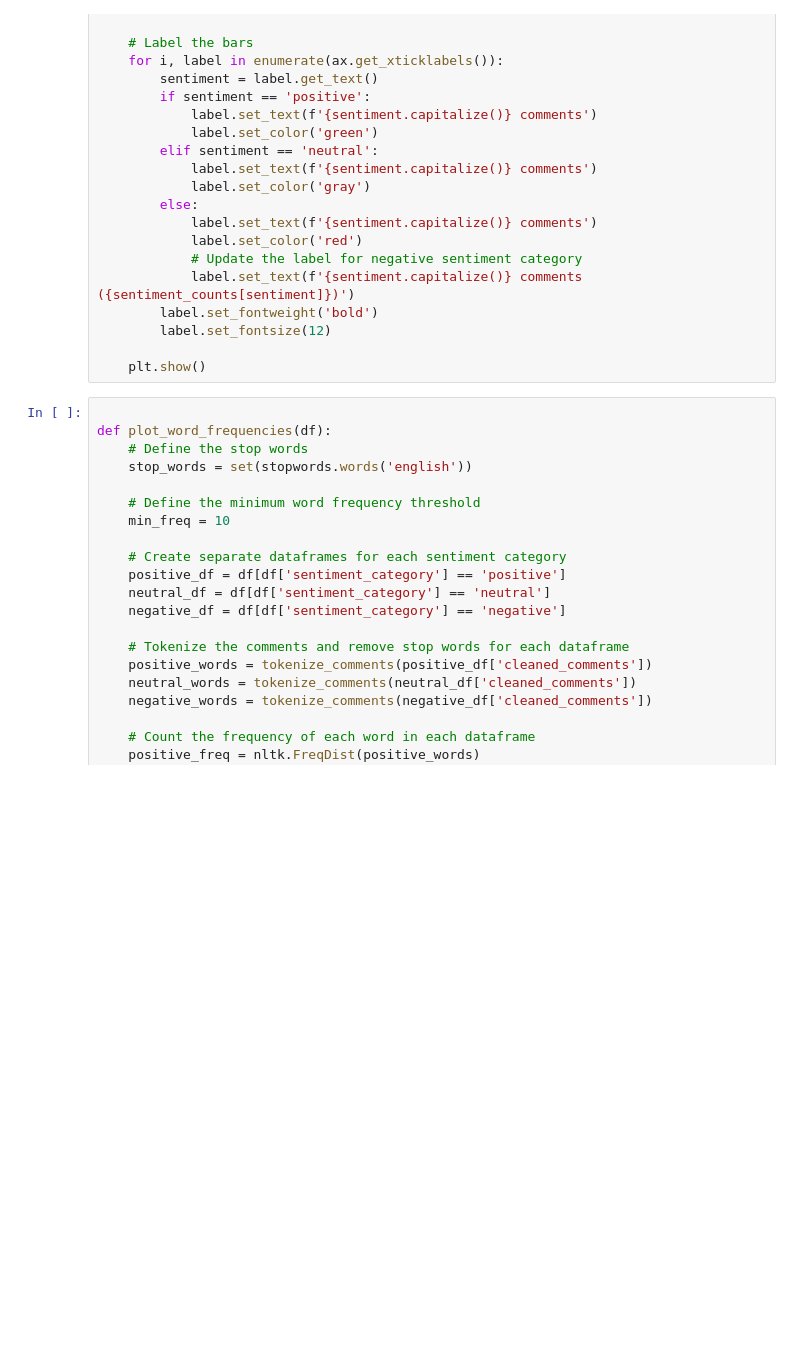
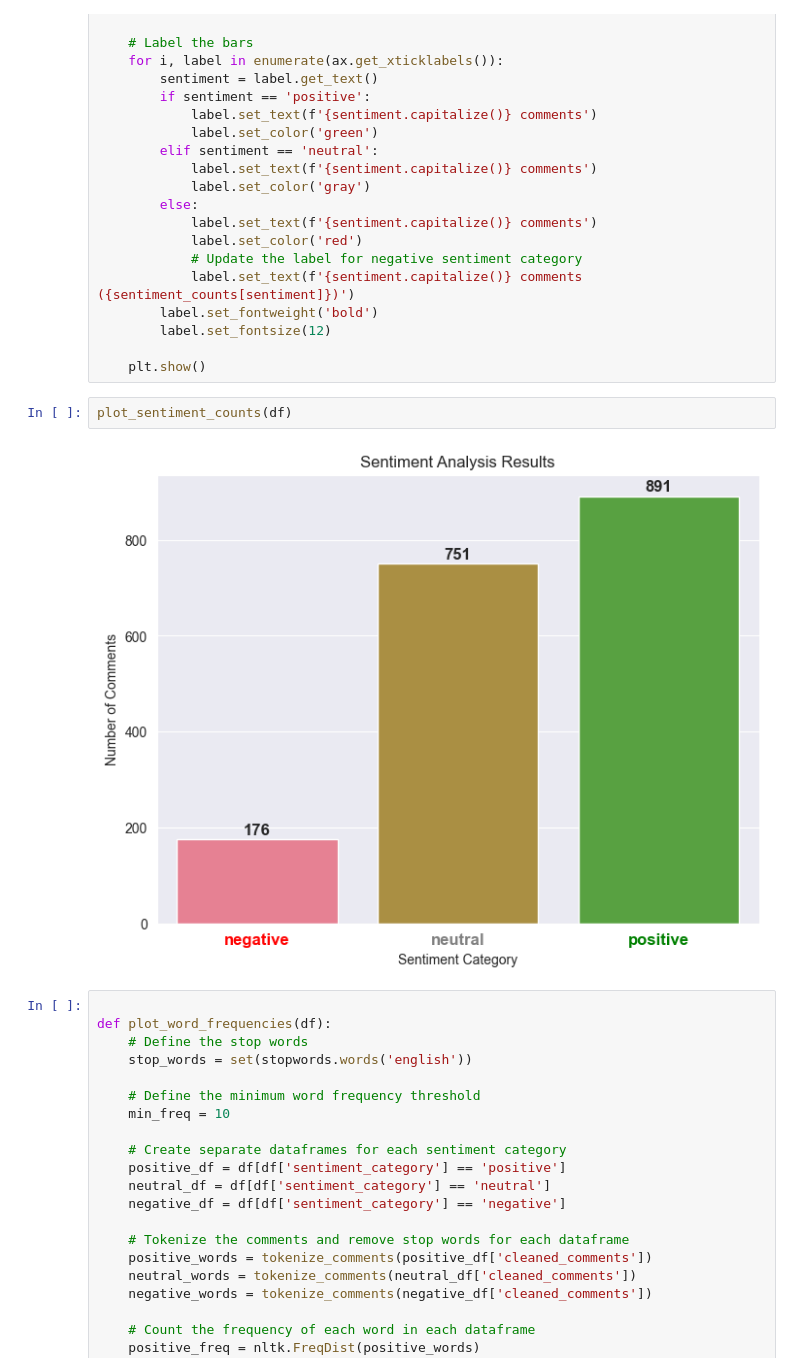
Before and after one commit to kings-data-quest/Tech_review_sentiment_analysis, a Jupyter notebook: data.ipynb, the cells around one changed output. Saved outputs shown, nothing was run; the diff lists cells and outputs as text; blank space fills up the shorter version.

```diff
--- a/data.ipynb
+++ b/data.ipynb
@@ -250,6 +268,10 @@ def plot_sentiment_counts(df):
         label.set_fontsize(12)
 
     plt.show()
+# %%
+plot_sentiment_counts(df)
+# %% [output]
+[figure, added]
 # %%
 
 def plot_word_frequencies(df):
```
Also changed, not shown: parts of 12 cells of this notebook, 9 other files.
